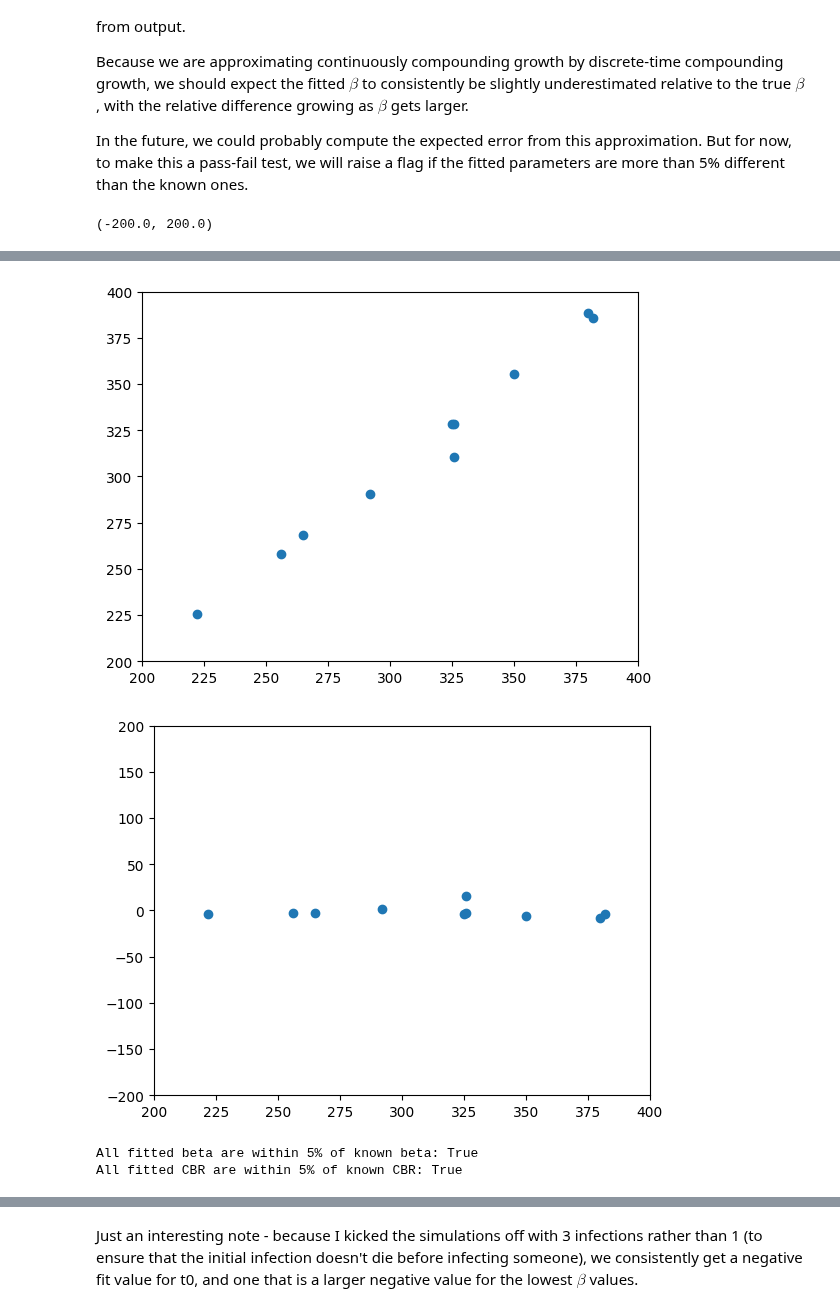
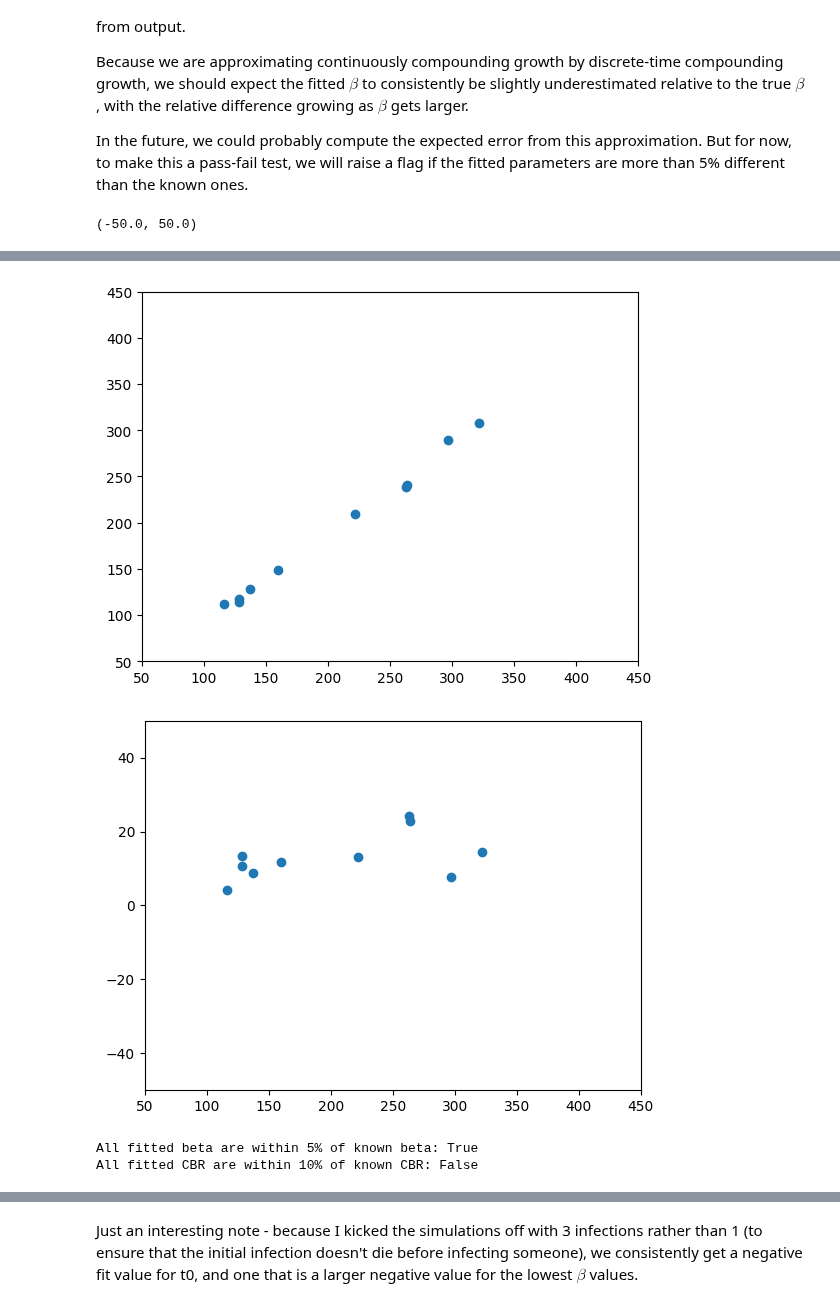
Before and after one commit to InstituteforDiseaseModeling/laser-generic, a Jupyter notebook: notebooks/SI_wbirths_logistic_growth.ipynb, the cells around one changed output, grey strips where cells are left out. Cells and saved outputs as stored; diff of their text form; code cells hidden in the pictures.

```diff
--- a/notebooks/SI_wbirths_logistic_growth.ipynb
+++ b/notebooks/SI_wbirths_logistic_growth.ipynb
@@ -86,7 +89,7 @@ The below plot shows the model output, the expected logistic growth curve, and t
 The goodness of this fit could be turned into a strict pass/fail test down the line.
 # %%
 def SI_logistic(t, beta, popsize, cbr, t0):
-    mu = cbr/1000/365
+    mu = (1+cbr/1000)**(1/365)-1
     x = 1 - mu / beta
     return popsize * x / (1 + (popsize * x - 1) * np.exp(-beta * x * (t - t0)))
 
@@ -115,15 +118,16 @@ Because we are approximating continuously compounding growth by discrete-time co
 In the future, we could probably compute the expected error from this approximation.  But for now, to make this a pass-fail test, we will raise a flag if the fitted parameters are more than 5% different than the known ones.
 # %%
 %%capture
-seeds = [i for i in range(10)]
+seeds = [42+i for i in range(10)]
 pop = 1e6
-betas = [.01+0.01 * i for i in range(1, 11)]
-cbrs = np.random.randint(200, 400, 10)
+nticks = 1095
+betas = [.02+0.01 * i for i in range(1, 11)]
+cbrs = np.random.randint(100, 400, 10)
 output = pd.DataFrame(columns=["seed", "beta", "cbr", "cases", "fitted_beta", "fitted_size", "fitted_t0"])
 scenario = pd.DataFrame(data=[["homenode", pop]], columns=["name", "population"])
 
 for seed, beta, cbr in zip(seeds, betas, cbrs):
-    parameters = PropertySet({"seed": seed, "nticks": 730, "verbose": True, "beta": beta, "cbr": cbr})
+    parameters = PropertySet({"seed": seed, "nticks": nticks, "verbose": True, "beta": beta, "cbr": cbr})
     model = Model(scenario, parameters)
     model.components = [
         Births_ConstantPop,
@@ -133,7 +137,7 @@ for seed, beta, cbr in zip(seeds, betas, cbrs):
     seed_infections_randomly_SI(model, ninfections=3)
     model.run()
     cases = [model.patches.cases[i][0] for i in range(nticks)]
-    popt, pcov = curve_fit(SI_logistic, t, cases, p0=[0.05, pop, 300, 1], bounds = ([0, pop-1, 0, -100], [1, pop+1, 600, 100]))
+    popt, pcov = curve_fit(SI_logistic, np.arange(nticks), cases, p0=[beta*(1+0.1*np.random.normal()), pop, cbr*(1+0.1*np.random.normal()), 1], bounds = ([0, pop-1, 0, -100], [1, pop+1, 600, 100]))
     output = pd.concat(
         [
             output,
@@ -163,11 +167,11 @@ plt.xlim(0, 0.12)
 plt.ylim(-0.12, 0.12)
 plt.figure()
 plt.plot(output["cbr"], output["fitted_cbr"], "o")
-plt.xlim(200, 400)
-plt.ylim(200, 400)
+plt.xlim(50, 450)
+plt.ylim(50, 450)
 plt.figure()
 plt.plot(output["cbr"], output["cbr"] - output["fitted_cbr"], "o")
-plt.xlim(200, 400)
-plt.ylim(-200, 200)
+plt.xlim(50, 450)
+plt.ylim(-50, 50)
 # %% [output]
-(-200.0, 200.0)
+(-50.0, 50.0)
@@ -176,11 +180,11 @@ plt.ylim(-200, 200)
-[figure, old version]
+[figure, new version]
-[figure, old version]
+[figure, new version]
 # %%
 print("All fitted beta are within 5% of known beta: "+str(np.all(np.abs((output["beta"] - output["fitted_beta"])/output['beta']) < 0.05)))
-print("All fitted CBR are within 5% of known CBR: "+str(np.all(np.abs((output["cbr"] - output["fitted_cbr"])/output['cbr']) < 0.05)))
+print("All fitted CBR are within 10% of known CBR: "+str(np.all(np.abs((output["cbr"] - output["fitted_cbr"])/output['cbr']) < 0.10)))
 # %% [output]
 All fitted beta are within 5% of known beta: True
-All fitted CBR are within 5% of known CBR: True
+All fitted CBR are within 10% of known CBR: False
 # %%
 output
 # %% [output]
```
Also changed, not shown: parts of 7 cells of this notebook, 9 other files.
